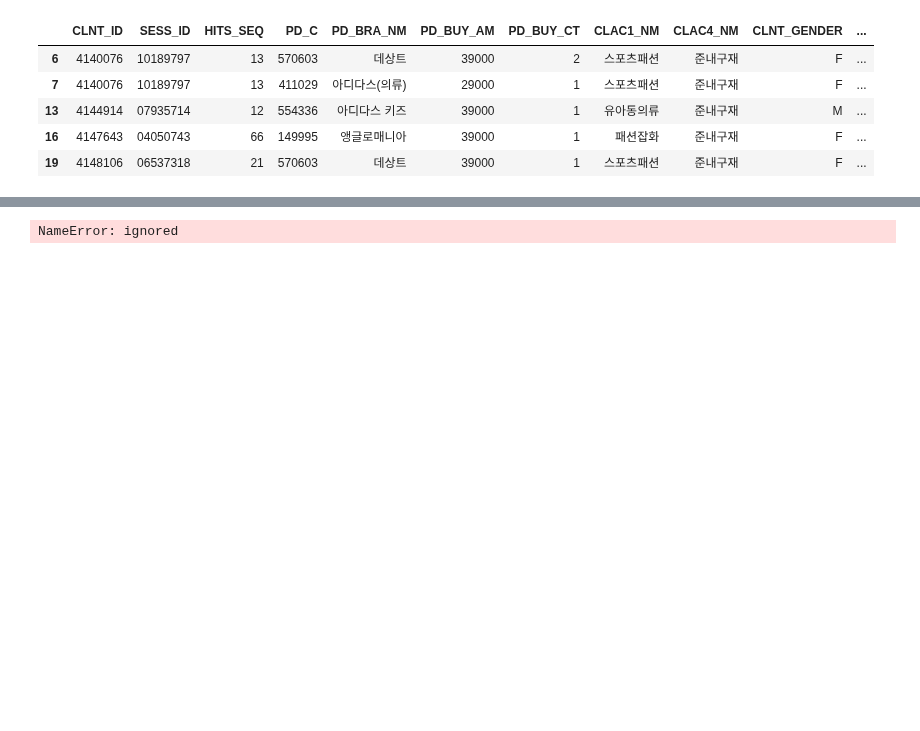
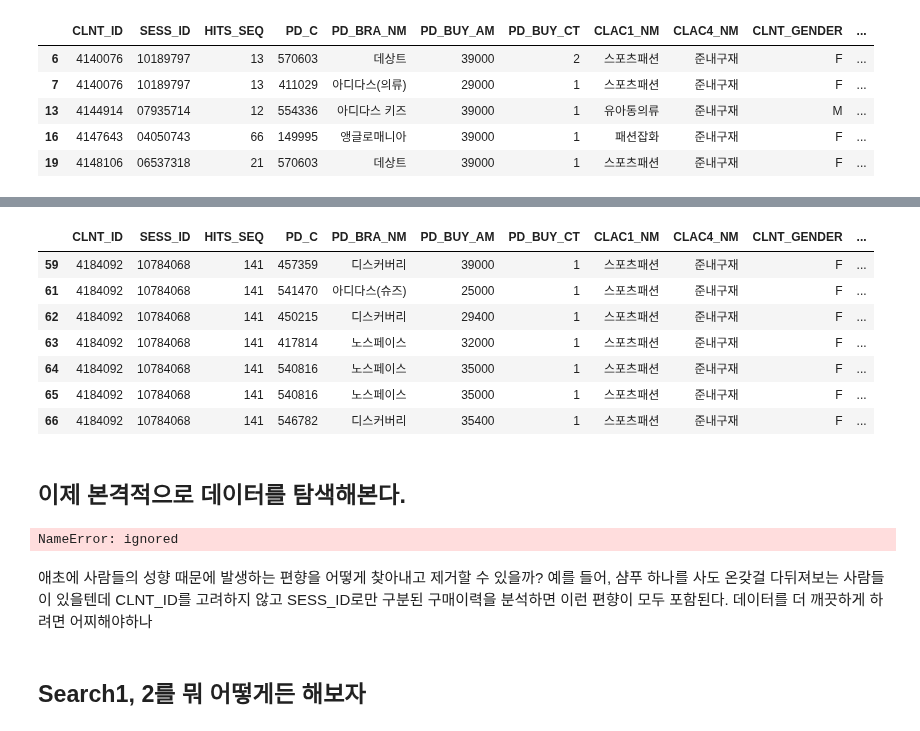
Before and after one commit to chldnjstjr/Lpoint, a Jupyter notebook: Preprocessing.ipynb, the cells around one changed output, grey strips where cells are left out. Saved outputs shown, nothing was run; the diff lists cells and outputs as text; code cells hidden in the pictures; blank space fills up the shorter version.

```diff
--- a/Preprocessing.ipynb
+++ b/Preprocessing.ipynb
@@ -345,3 +350,22 @@ prdmcs.head()
+# %%
+#정보탐색 변수에 편향을 불러일으키는 데이터 예시이다.
+#[4184092]씨는 2018년 4월 4일 140번의 클릭 과정에서 7개의 상품을 장바구니에 담아 141번째 클릭에 구매했다.
+# 그런데 7개 상품 모두 같은 세션에서 구매했기 때문에 세션 유지 시간과 조회 페이지 뷰가 같다. 각 상품에 할애한 페이지 뷰와 시간을 알 수가 없다!
+is_10= prdmcs['SESS_ID']=='10784068'
+is_141 = prdmcs['HITS_SEQ']==141
+subset_df = prdmcs[is_10 & is_141]
+subset_df
+# %% [output]
+|  | CLNT_ID | SESS_ID | HITS_SEQ | PD_C | PD_BRA_NM | PD_BUY_AM | PD_BUY_CT | CLAC1_NM | CLAC4_NM | CLNT_GENDER | ... |
+| 59 | 4184092 | 10784068 | 141 | 457359 | 디스커버리 | 39000 | 1 | 스포츠패션 | 준내구재 | F | ... |
+| 61 | 4184092 | 10784068 | 141 | 541470 | 아디다스(슈즈) | 25000 | 1 | 스포츠패션 | 준내구재 | F | ... |
+| 62 | 4184092 | 10784068 | 141 | 450215 | 디스커버리 | 29400 | 1 | 스포츠패션 | 준내구재 | F | ... |
+| 63 | 4184092 | 10784068 | 141 | 417814 | 노스페이스 | 32000 | 1 | 스포츠패션 | 준내구재 | F | ... |
+| 64 | 4184092 | 10784068 | 141 | 540816 | 노스페이스 | 35000 | 1 | 스포츠패션 | 준내구재 | F | ... |
+| 65 | 4184092 | 10784068 | 141 | 540816 | 노스페이스 | 35000 | 1 | 스포츠패션 | 준내구재 | F | ... |
+| 66 | 4184092 | 10784068 | 141 | 546782 | 디스커버리 | 35400 | 1 | 스포츠패션 | 준내구재 | F | ... |
+# %% [markdown]
+## 이제 본격적으로 데이터를 탐색해본다.
 # %%
 totpricebyclac1 = pd.DataFrame(prdmaster[['CLAC1_NM','TOT_PRICE']].groupby(['CLAC1_NM']).sum())
 totpricebyclac1['PER'] =(totpricebyclac1['TOT_PRICE']/(prd['TOT_PRICE'].sum()))*100
@@ -349,6 +373,10 @@ totpricebyclac1.sort_values(by='PER', ascending=False).head(10) #대분류별
 clntbyclac1.sort_values(by='PER', ascending=False).head(10) #대분류별 주문 빈도와 비율 Top10
 # %% [output]
 NameError: ignored
+# %% [markdown]
+애초에 사람들의 성향 때문에 발생하는 편향을 어떻게 찾아내고 제거할 수 있을까? 예를 들어, 샴푸 하나를 사도 온갖걸 다뒤져보는 사람들이 있을텐데 CLNT_ID를 고려하지 않고 SESS_ID로만 구분된 구매이력을 분석하면 이런 편향이 모두 포함된다. 데이터를 더 깨끗하게 하려면 어찌해야하나
+# %% [markdown]
+## Search1, 2를 뭐 어떻게든 해보자
 # %%
 srchcsv='/content/drive/My Drive/DataSet/Lpoint/data/Search1.csv'
 search1 = pd.read_csv(srchcsv, dtype={"CLNT_ID":np.str, "SESS_ID":np.str})
```
Also changed, not shown: parts of 9 cells of this notebook.
